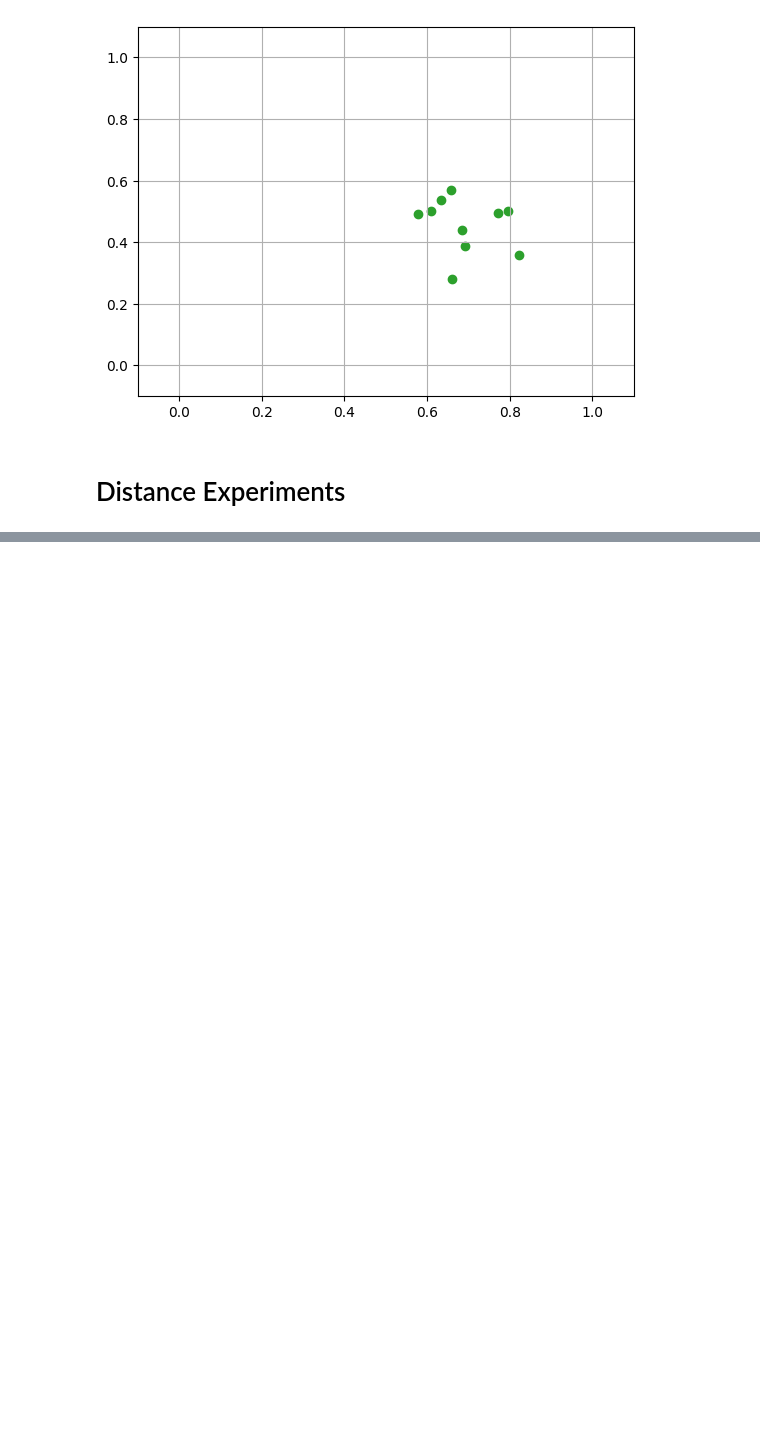
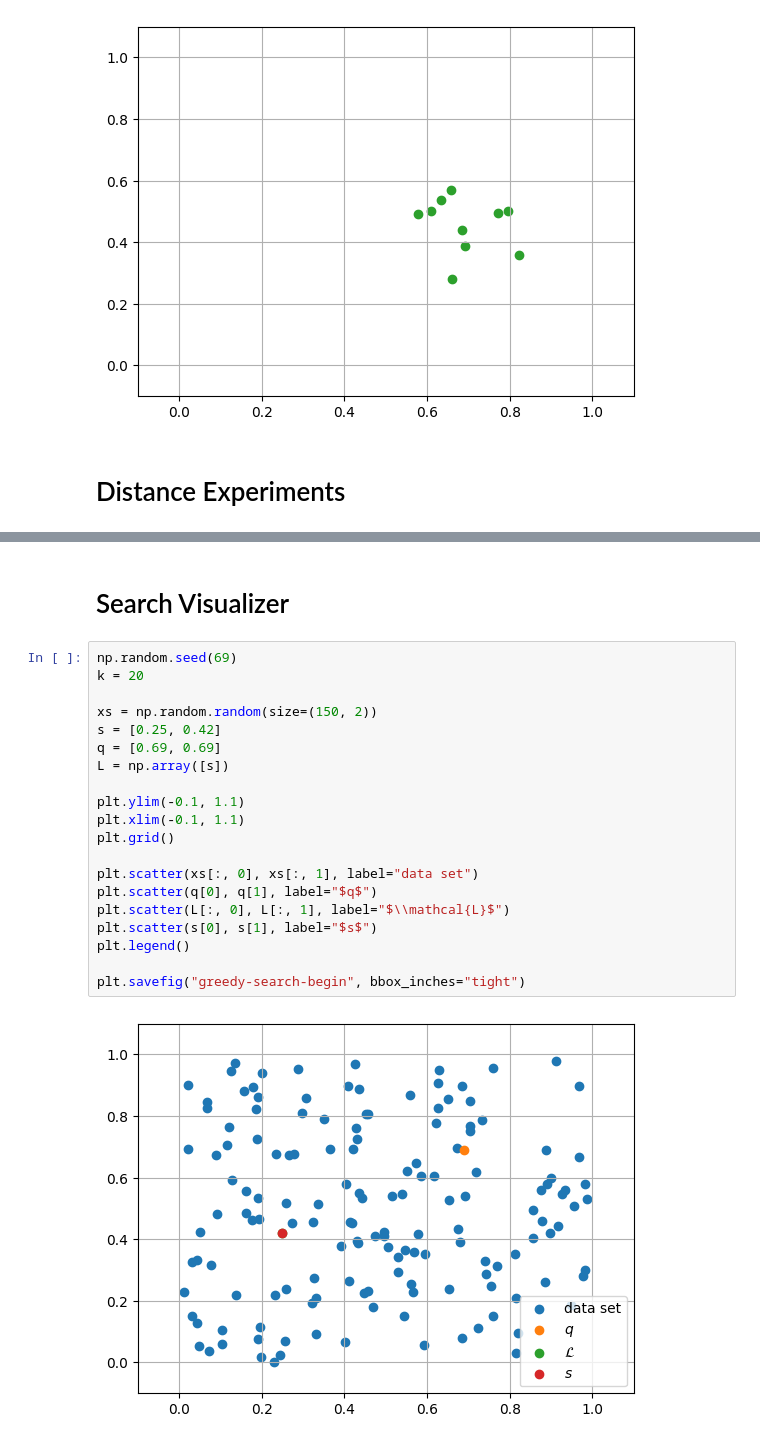
Before and after one commit to nngerncham/swanns, a Jupyter notebook: slides/images/ImageGen.ipynb, the cells around one changed output, grey strips where cells are left out. Saved outputs shown, nothing was run; the diff lists cells and outputs as text; blank space fills up the shorter version.

```diff
--- a/slides/images/ImageGen.ipynb
+++ b/slides/images/ImageGen.ipynb
@@ -115,0 +117,24 @@ d = 9: 1.4202718706089685
+# %% [markdown]
+# Search Visualizer
+# %%
+np.random.seed(69)
+k = 20
+
+xs = np.random.random(size=(150, 2))
+s = [0.25, 0.42]
+q = [0.69, 0.69]
+L = np.array([s])
+
+plt.ylim(-0.1, 1.1)
+plt.xlim(-0.1, 1.1)
+plt.grid()
+
+plt.scatter(xs[:, 0], xs[:, 1], label="data set")
+plt.scatter(q[0], q[1], label="$q$")
+plt.scatter(L[:, 0], L[:, 1], label="$\\mathcal{L}$")
+plt.scatter(s[0], s[1], label="$s$")
+plt.legend()
+
+plt.savefig("greedy-search-begin", bbox_inches="tight")
+# %% [output]
+[figure, added]
```
Also changed, not shown: parts of 10 cells of this notebook, 9 other files.
